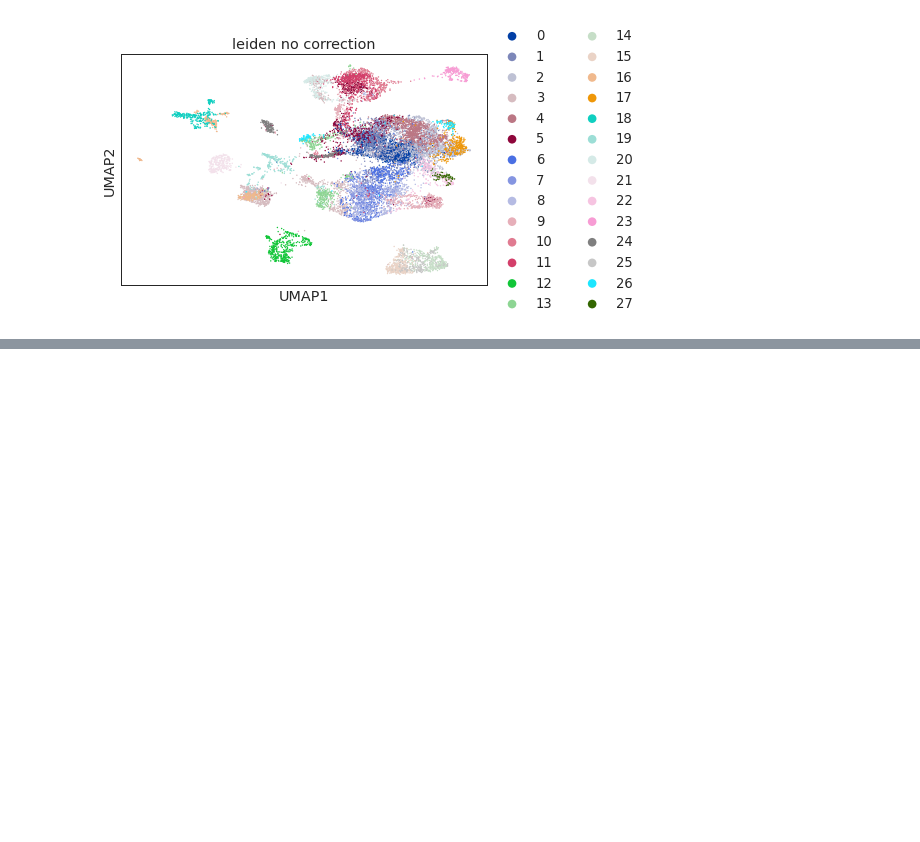
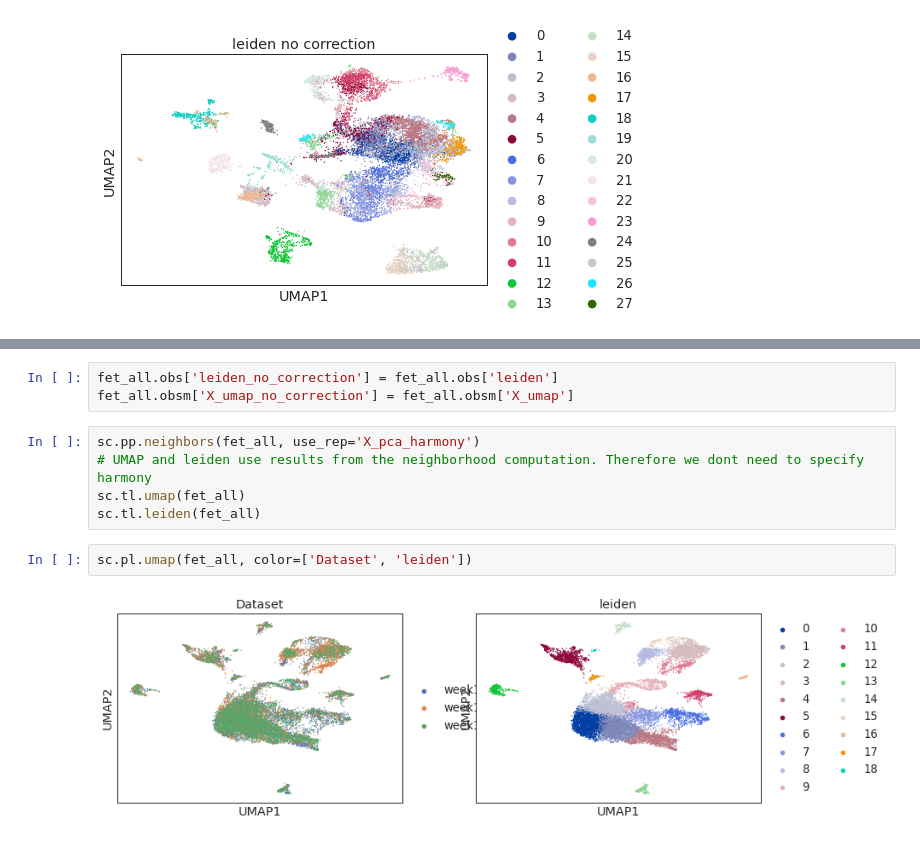
Before and after one commit to bchansen3/sc-testis_sum, a Jupyter notebook: sc-data_workup.ipynb, the cells around one changed output, grey strips where cells are left out. Saved outputs shown, nothing was run; the diff lists cells and outputs as text; blank space fills up the shorter version.

Commit message:
add harmony

```diff
--- a/sc-data_workup.ipynb
+++ b/sc-data_workup.ipynb
@@ -134,0 +152,12 @@ sc.pl.scatter(emb_all, basis='umap', color='leiden_no_correction')
+# %%
+fet_all.obs['leiden_no_correction'] = fet_all.obs['leiden']
+fet_all.obsm['X_umap_no_correction'] = fet_all.obsm['X_umap']
+# %%
+sc.pp.neighbors(fet_all, use_rep='X_pca_harmony')
+# UMAP and leiden use results from the neighborhood computation. Therefore we dont need to specify harmony
+sc.tl.umap(fet_all)
+sc.tl.leiden(fet_all)
+# %%
+sc.pl.umap(fet_all, color=['Dataset', 'leiden'])
+# %% [output]
+[figure, added]
```
Also changed, not shown: parts of 7 cells of this notebook.
